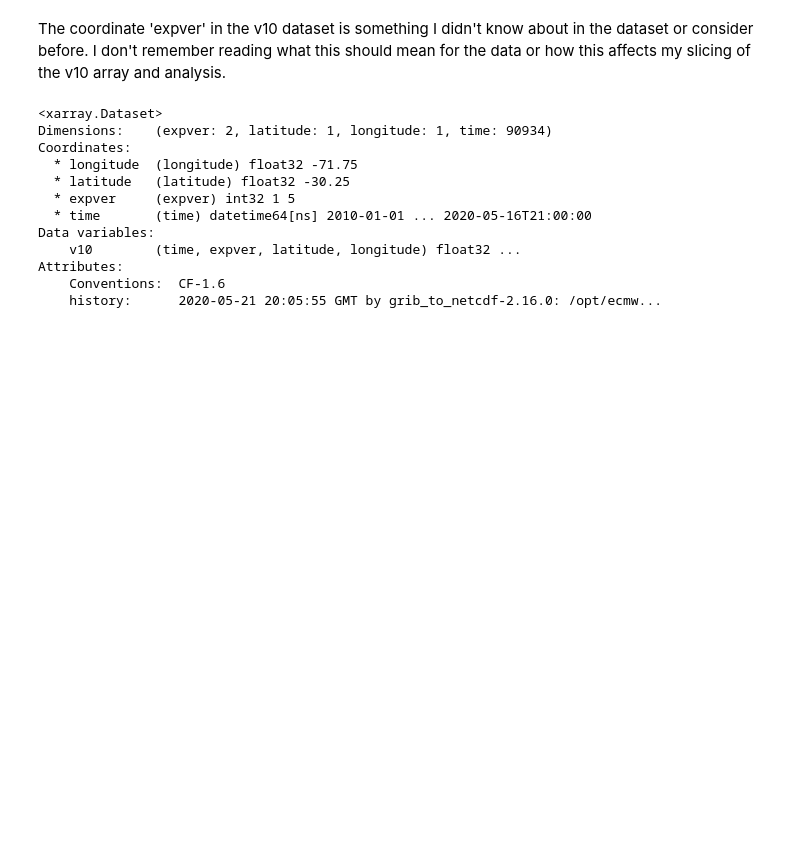
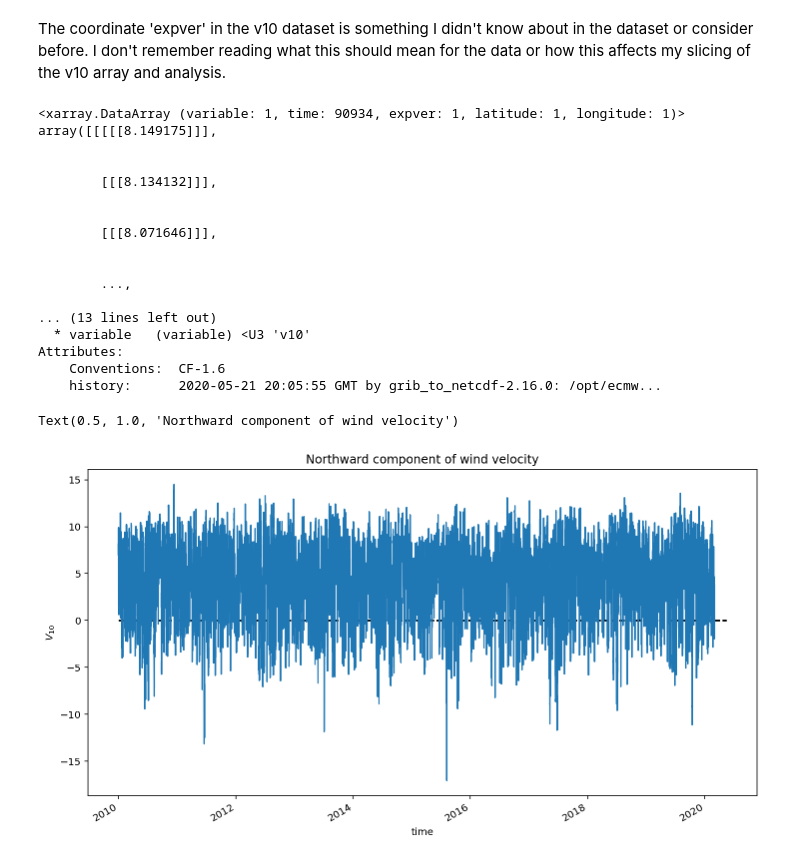
Before and after one commit to Fewings-Lab/kylenec-cpcs-mhw, a Jupyter notebook: Northward-Winds.ipynb, the cells around one changed output. Cells and saved outputs as stored; diff of their text form; code cells hidden in the pictures; blank space fills up the shorter version.

Commit message:
Plotting raw wind time series

```diff
--- a/Northward-Winds.ipynb
+++ b/Northward-Winds.ipynb
@@ -44,20 +44,35 @@ Attributes:
 # %% [markdown]
 The coordinate 'expver' in the v10 dataset is something I didn't know about in the dataset or consider before. I don't remember reading what this should mean for the data or how this affects my slicing of the v10 array and analysis.
 # %%
-# Goal: take v10 slice near Pt. Lengua de Vaca
-ldv = v10.isel(longitude=[5],latitude=[5])
+# take v10 slice near Pt. Lengua de Vaca
+# expver=1 is for final ERA5 data, expver=5 is ERA5T
+ldv = v10.isel(longitude=[5],latitude=[5],expver=[0])
+ldv = ldv.to_array()
 ldv
-# ldv has double the number of values when I was doing this in matlab. Should I grab just the 1st instance with expver=1?
 # %% [output]
-<xarray.Dataset>
-Dimensions:    (expver: 2, latitude: 1, longitude: 1, time: 90934)
-Coordinates:
-  * longitude  (longitude) float32 -71.75
-  * latitude   (latitude) float32 -30.25
-  * expver     (expver) int32 1 5
-  * time       (time) datetime64[ns] 2010-01-01 ... 2020-05-16T21:00:00
-Data variables:
-    v10        (time, expver, latitude, longitude) float32 ...
+<xarray.DataArray (variable: 1, time: 90934, expver: 1, latitude: 1, longitude: 1)>
+array([[[[[8.149175]]],
+
+
+        [[[8.134132]]],
+
+
+        [[[8.071646]]],
+
+
+        ...,
+
+... (13 lines left out)
+  * variable   (variable) <U3 'v10'
 Attributes:
     Conventions:  CF-1.6
     history:      2020-05-21 20:05:55 GMT by grib_to_netcdf-2.16.0: /opt/ecmw...
+# %%
+# Goal: plot unfiltered time series
+ldv.plot()
+plt.hlines(0,ldv.time[0],ldv.time[-1],linestyles='dashed')
+plt.ylabel('$V_{10}$')
+plt.title('Northward component of wind velocity')
+# %% [output]
+Text(0.5, 1.0, 'Northward component of wind velocity')
+[figure, added]
```
